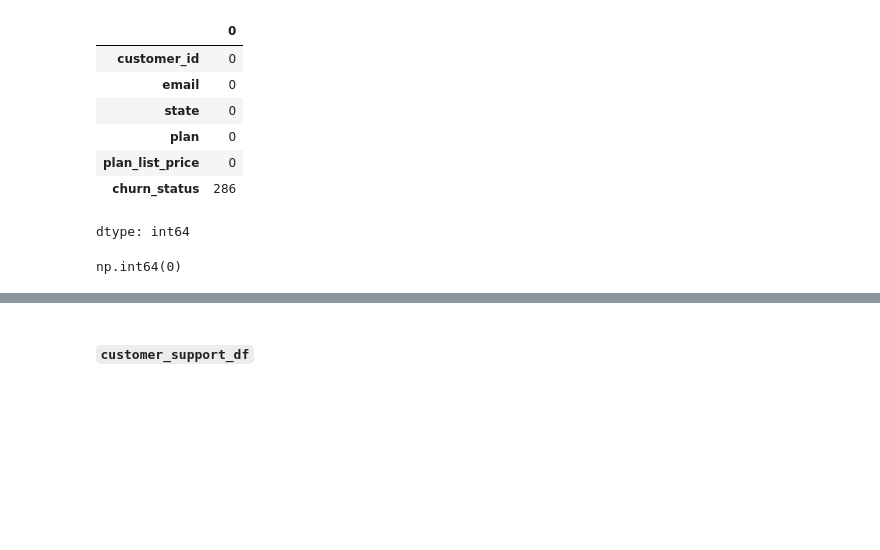
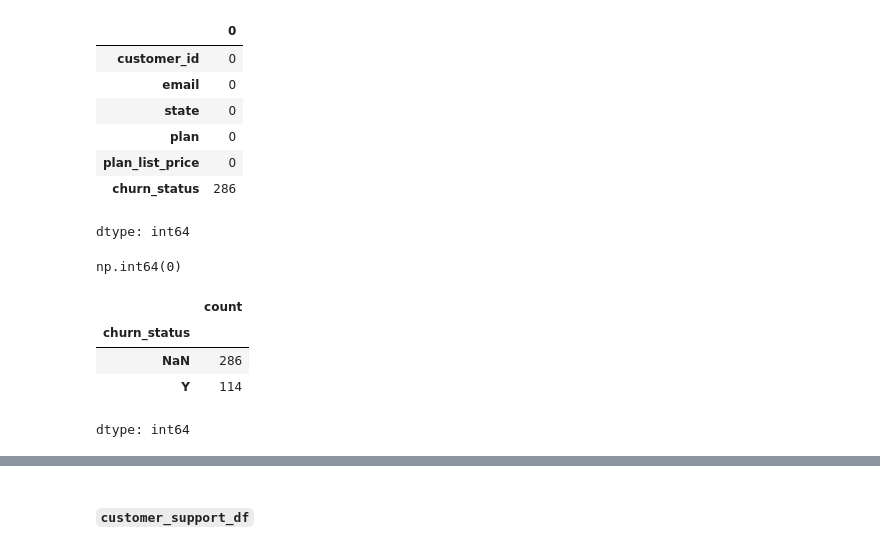
Before and after one commit to muchammadwr/churn-at-fit.ly, a Jupyter notebook: notebook.ipynb, the cells around one changed output, grey strips where cells are left out. Cells and saved outputs as stored; diff of their text form; code cells hidden in the pictures; blank space fills up the shorter version.

```diff
--- a/notebook.ipynb
+++ b/notebook.ipynb
@@ -152,3 +136,12 @@ dtype: int64
 account_info_df.duplicated().sum()
 # %% [output]
 np.int64(0)
+# %%
+# Check value null on churn status
+account_info_df['churn_status'].value_counts(dropna=False)
+# %% [output]
+|  | count |
+| churn_status |  |
+| NaN | 286 |
+| Y | 114 |
+dtype: int64
```
Also changed, not shown: parts of 19 cells of this notebook.
